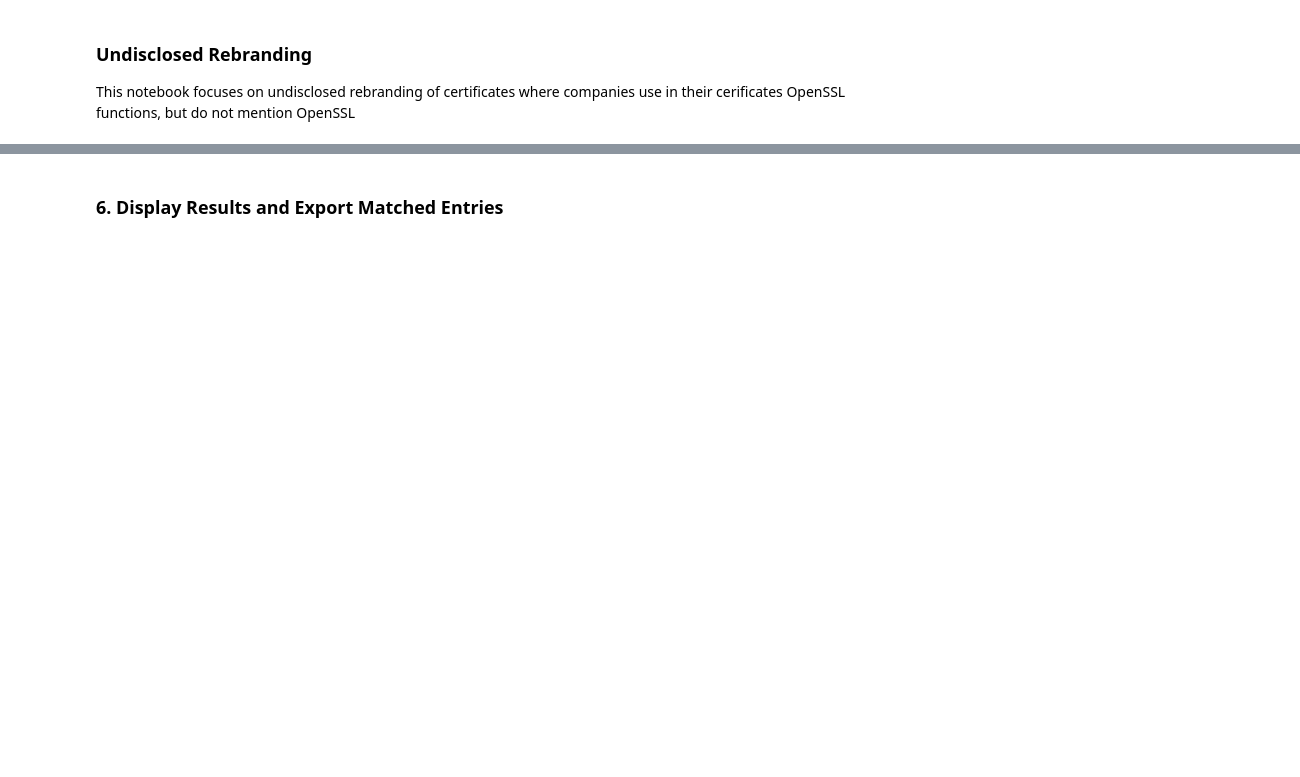
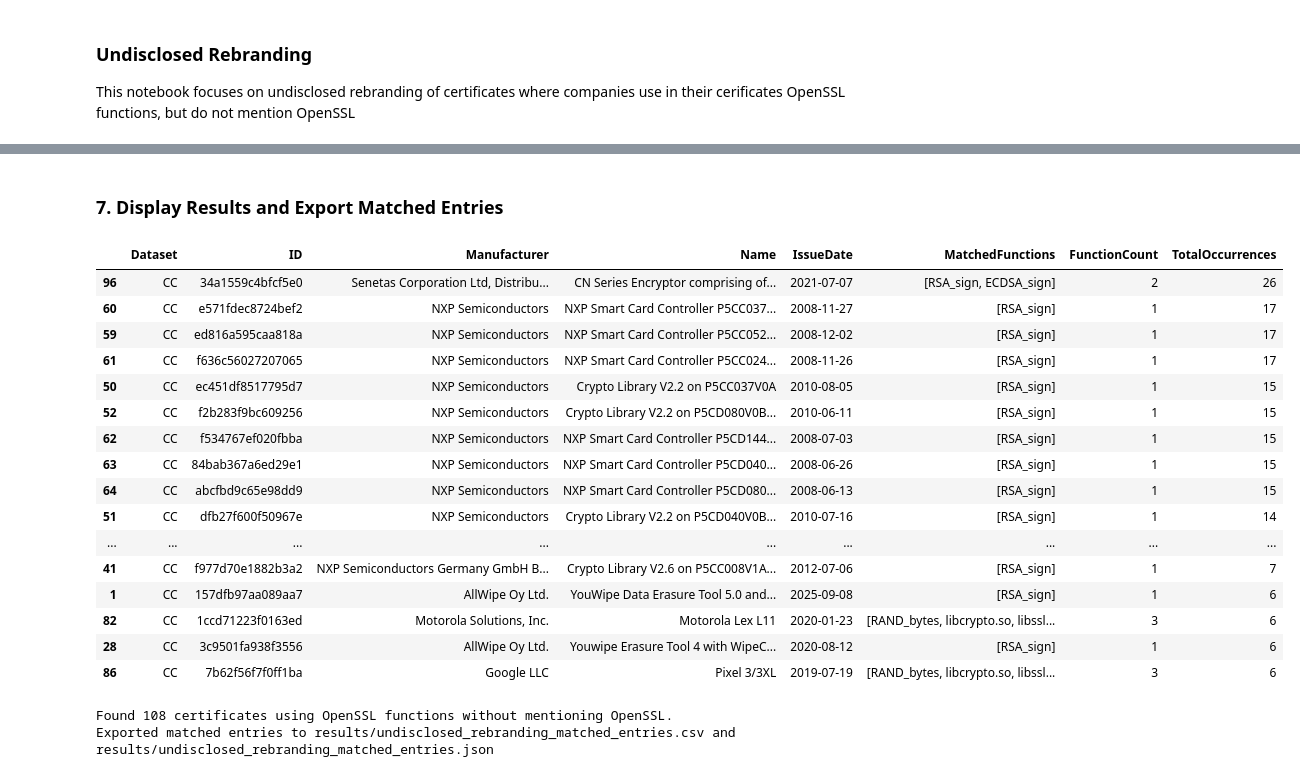
Before and after one commit to mr-akiio/thesis-code, a Jupyter notebook: notebooks/undisclosed_rebranding.ipynb, the cells around one changed output, grey strips where cells are left out. Saved outputs shown, nothing was run; the diff lists cells and outputs as text; code cells hidden in the pictures; blank space fills up the shorter version.

```diff
--- a/notebooks/undisclosed_rebranding.ipynb
+++ b/notebooks/undisclosed_rebranding.ipynb
@@ -36,6 +42,11 @@ print("Dataset saved to ./datasets/FIPS_dataset.json")
 # %%
+from pathlib import Path
+
 print("Loading datasets from JSON")
 cc_dataset = CCDataset.from_json("./datasets/CC_dataset.json")
+cc_dataset.root_dir = Path("./datasets")
 print(f"Loaded {len(cc_dataset)} CC certificates from JSON")
+
 fips_dataset = FIPSDataset.from_json("./datasets/FIPS_dataset.json")
+fips_dataset.root_dir = Path("./datasets")
 print(f"Loaded {len(fips_dataset)} FIPS 140 certificates from JSON")
@@ -138,25 +233,27 @@ results = []
 print("Scanning CC Dataset...")
 for cert in cc_dataset:
     if not mentions_openssl_cc(cert):
-        # Check report text
-        report_matches = scan_text_for_functions(cert.state.report_txt_path, filtered_functions)
-        # Check target text
-        st_matches = scan_text_for_functions(cert.state.st_txt_path, filtered_functions)
+        # Check report, target, and certificate text
+        report_matches = scan_text_for_functions(cert.state.report)
+        st_matches = scan_text_for_functions(cert.state.st)
+        cert_matches = scan_text_for_functions(getattr(cert.state, "cert", None))
 
         # Combine matches
         all_matches = {**report_matches}
         for k, v in st_matches.items():
             all_matches[k] = all_matches.get(k, 0) + v
+        for k, v in cert_matches.items():
+            all_matches[k] = all_matches.get(k, 0) + v
 
         if all_matches:
             results.append({
-                'Dataset': 'CC',
-                'ID': cert.dgst,
-                'Manufacturer': cert.manufacturer,
-                'Name': cert.name,
-                'IssueDate': cert.not_valid_before,
-                'MatchedFunctions': list(all_matches.keys()),
-                'FunctionCount': len(all_matches),
-                'TotalOccurrences': sum(all_matches.values())
+                "Dataset": "CC",
+                "ID": cert.dgst,
+                "Manufacturer": cert.manufacturer,
+                "Name": cert.name,
+                "IssueDate": cert.not_valid_before,
+                "MatchedFunctions": list(all_matches.keys()),
+                "FunctionCount": len(all_matches),
+                "TotalOccurrences": sum(all_matches.values())
             })
-print(f"Found {len(results)} CC certificates mentioning OpenSSL functions.")
+print(f"Found {len(results)} CC certificates mentioning OpenSSL functions / artifacts.")
@@ -165,8 +265,9 @@ print(f"Found {len(results)} CC certificates mentioning OpenSSL functions.")
 # %%
 print("Scanning FIPS Dataset...")
+fips_match_count = 0
 for cert in fips_dataset:
     if not mentions_openssl_fips(cert):
-        policy_matches = scan_text_for_functions(cert.state.sp.txt_path, filtered_functions)
+        policy_matches = scan_text_for_functions(getattr(cert.state, "policy", None))
         if policy_matches:
             results.append({
                 "Dataset": "FIPS",
@@ -178,4 +279,6 @@ for cert in fips_dataset:
                 "FunctionCount": len(policy_matches),
                 "TotalOccurrences": sum(policy_matches.values())
             })
-print(f"Found {len(results)} total certificates mentioning OpenSSL functions.")
+            fips_match_count += 1
+print(f"Found {fips_match_count} FIPS certificates mentioning OpenSSL functions/artifacts.")
+print(f"Found {len(results)} total certificates across CC and FIPS.")
@@ -182,24 +303,44 @@ print(f"Found {len(results)} total certificates mentioning OpenSSL functions.")
 # %% [markdown]
-### 6. Display Results and Export Matched Entries
+### 7. Display Results and Export Matched Entries
 # %%
 import pandas as pd
 from pathlib import Path
 
 df_undisclosed = pd.DataFrame(results)
 
 if not df_undisclosed.empty:
-    df_undisclosed = df_undisclosed.sort_values(by="FunctionCount", ascending=False)
-    display(df_undisclosed.head(20))
+    df_undisclosed = df_undisclosed.sort_values(by="TotalOccurrences", ascending=False)
+    display(df_undisclosed.head(25))
     print(f"Found {len(df_undisclosed)} certificates using OpenSSL functions without mentioning OpenSSL.")
 
     output_dir = Path("./results")
     output_dir.mkdir(parents=True, exist_ok=True)
 
     csv_path = output_dir / "undisclosed_rebranding_matched_entries.csv"
     json_path = output_dir / "undisclosed_rebranding_matched_entries.json"
 
     df_undisclosed.to_csv(csv_path, index=False)
     df_undisclosed.to_json(json_path, orient="records", indent=4)
     print(f"Exported matched entries to {csv_path} and {json_path}")
 else:
     print("No undisclosed rebranding found.")
+# %% [output]
+|  | Dataset | ID | Manufacturer | Name | IssueDate | MatchedFunctions | FunctionCount | TotalOccurrences |
+| 96 | CC | 34a1559c4bfcf5e0 | Senetas Corporation Ltd, Distribu... | CN Series Encryptor comprising of... | 2021-07-07 | [RSA_sign, ECDSA_sign] | 2 | 26 |
+| 60 | CC | e571fdec8724bef2 | NXP Semiconductors | NXP Smart Card Controller P5CC037... | 2008-11-27 | [RSA_sign] | 1 | 17 |
+| 59 | CC | ed816a595caa818a | NXP Semiconductors | NXP Smart Card Controller P5CC052... | 2008-12-02 | [RSA_sign] | 1 | 17 |
+| 61 | CC | f636c56027207065 | NXP Semiconductors | NXP Smart Card Controller P5CC024... | 2008-11-26 | [RSA_sign] | 1 | 17 |
+| 50 | CC | ec451df8517795d7 | NXP Semiconductors | Crypto Library V2.2 on P5CC037V0A | 2010-08-05 | [RSA_sign] | 1 | 15 |
+| 52 | CC | f2b283f9bc609256 | NXP Semiconductors | Crypto Library V2.2 on P5CD080V0B... | 2010-06-11 | [RSA_sign] | 1 | 15 |
+| 62 | CC | f534767ef020fbba | NXP Semiconductors | NXP Smart Card Controller P5CD144... | 2008-07-03 | [RSA_sign] | 1 | 15 |
+| 63 | CC | 84bab367a6ed29e1 | NXP Semiconductors | NXP Smart Card Controller P5CD040... | 2008-06-26 | [RSA_sign] | 1 | 15 |
+| 64 | CC | abcfbd9c65e98dd9 | NXP Semiconductors | NXP Smart Card Controller P5CD080... | 2008-06-13 | [RSA_sign] | 1 | 15 |
+| 51 | CC | dfb27f600f50967e | NXP Semiconductors | Crypto Library V2.2 on P5CD040V0B... | 2010-07-16 | [RSA_sign] | 1 | 14 |
+| ... | ... | ... | ... | ... | ... | ... | ... | ... |
+| 41 | CC | f977d70e1882b3a2 | NXP Semiconductors Germany GmbH B... | Crypto Library V2.6 on P5CC008V1A... | 2012-07-06 | [RSA_sign] | 1 | 7 |
+| 1 | CC | 157dfb97aa089aa7 | AllWipe Oy Ltd. | YouWipe Data Erasure Tool 5.0 and... | 2025-09-08 | [RSA_sign] | 1 | 6 |
+| 82 | CC | 1ccd71223f0163ed | Motorola Solutions, Inc. | Motorola Lex L11 | 2020-01-23 | [RAND_bytes, libcrypto.so, libssl... | 3 | 6 |
+| 28 | CC | 3c9501fa938f3556 | AllWipe Oy Ltd. | Youwipe Erasure Tool 4 with WipeC... | 2020-08-12 | [RSA_sign] | 1 | 6 |
+| 86 | CC | 7b62f56f7f0ff1ba | Google LLC | Pixel 3/3XL | 2019-07-19 | [RAND_bytes, libcrypto.so, libssl... | 3 | 6 |
+Found 108 certificates using OpenSSL functions without mentioning OpenSSL.
+Exported matched entries to results/undisclosed_rebranding_matched_entries.csv and results/undisclosed_rebranding_matched_entries.json
```
Also changed, not shown: parts of 15 cells of this notebook.
